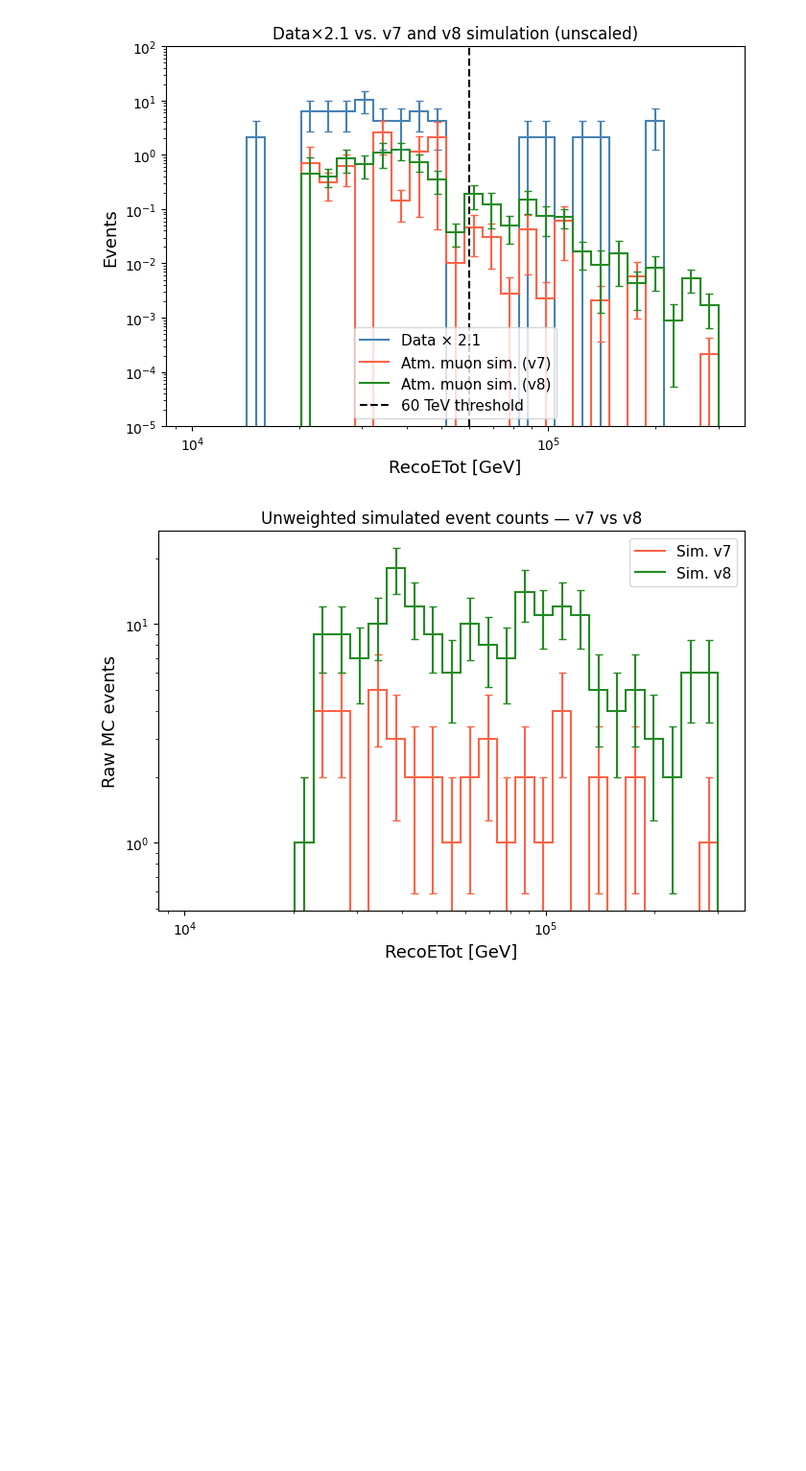
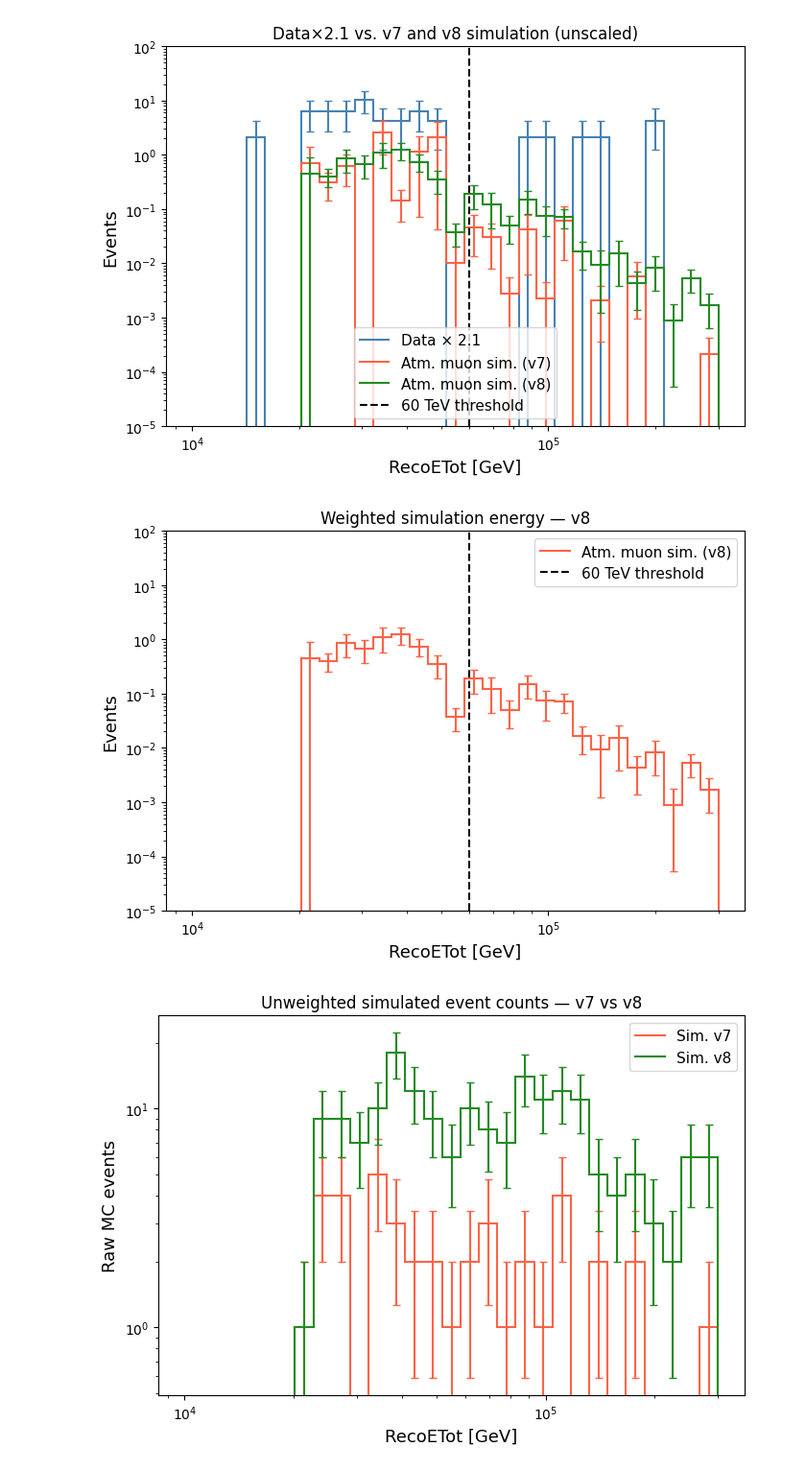
Before and after one commit to tjuanve/muon_tagging_summer_project, a Jupyter notebook: notebooks/muon_tag_analysis.ipynb, the cells around one changed output. Shown at 96% size. Saved outputs shown, nothing was run; the diff lists cells and outputs as text; code cells hidden in the pictures; blank space fills up the shorter version.

Commit message:
add sim only plots

```diff
--- a/notebooks/muon_tag_analysis.ipynb
+++ b/notebooks/muon_tag_analysis.ipynb
@@ -262,6 +261,30 @@ plt.savefig(PLOT_DIR / 'reco_etot_comparison_v7_v8.pdf', bbox_inches='tight')
 plt.show()
 # %% [output]
 [figure]
+# %%
+# Weighted simulation energy distribution — selected dataset only
+fig, ax = plt.subplots(figsize=(7, 5))
+
+w_sum = np.histogram(sim_energy, bins=bins, weights=sim_weights)[0]
+err_s = np.sqrt(np.histogram(sim_energy, bins=bins, weights=sim_weights**2)[0])
+ax.stairs(w_sum, bins, color='tomato', linewidth=1.5, label=f'Atm. muon sim. ({SIM_DATASET})')
+mask = w_sum > 0
+ax.errorbar(bin_centers[mask], w_sum[mask], yerr=err_s[mask],
+            fmt='none', color='tomato', capsize=3)
+
+ax.axvline(E_THRESHOLD, color='black', linestyle='--', linewidth=1.5, label='60 TeV threshold')
+ax.set_xscale('log')
+ax.set_yscale('log')
+ax.set_ylim(1e-5, 1e2)
+ax.set_xlabel('RecoETot [GeV]', fontsize=13)
+ax.set_ylabel('Events', fontsize=13)
+ax.set_title(f'Weighted simulation energy — {SIM_DATASET}', fontsize=12)
+ax.legend(fontsize=11)
+plt.tight_layout()
+plt.savefig(PLOT_DIR / f'reco_etot_sim_weighted_{SIM_DATASET}.pdf', bbox_inches='tight')
+plt.show()
+# %% [output]
+[figure, added]
 # %%
 # Raw (unweighted) simulated event counts — v7 vs v8
 fig, ax = plt.subplots(figsize=(7, 5))
```
Also changed, not shown: parts of 2 cells of this notebook, 22 other files.
